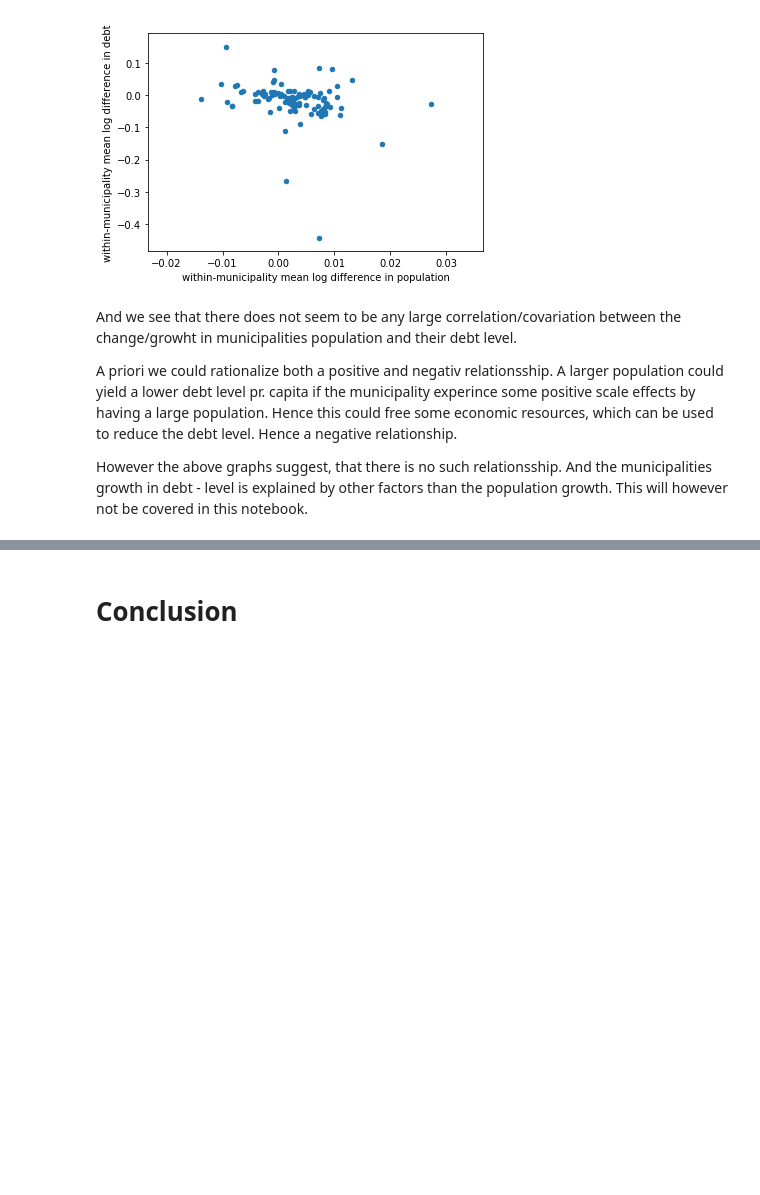
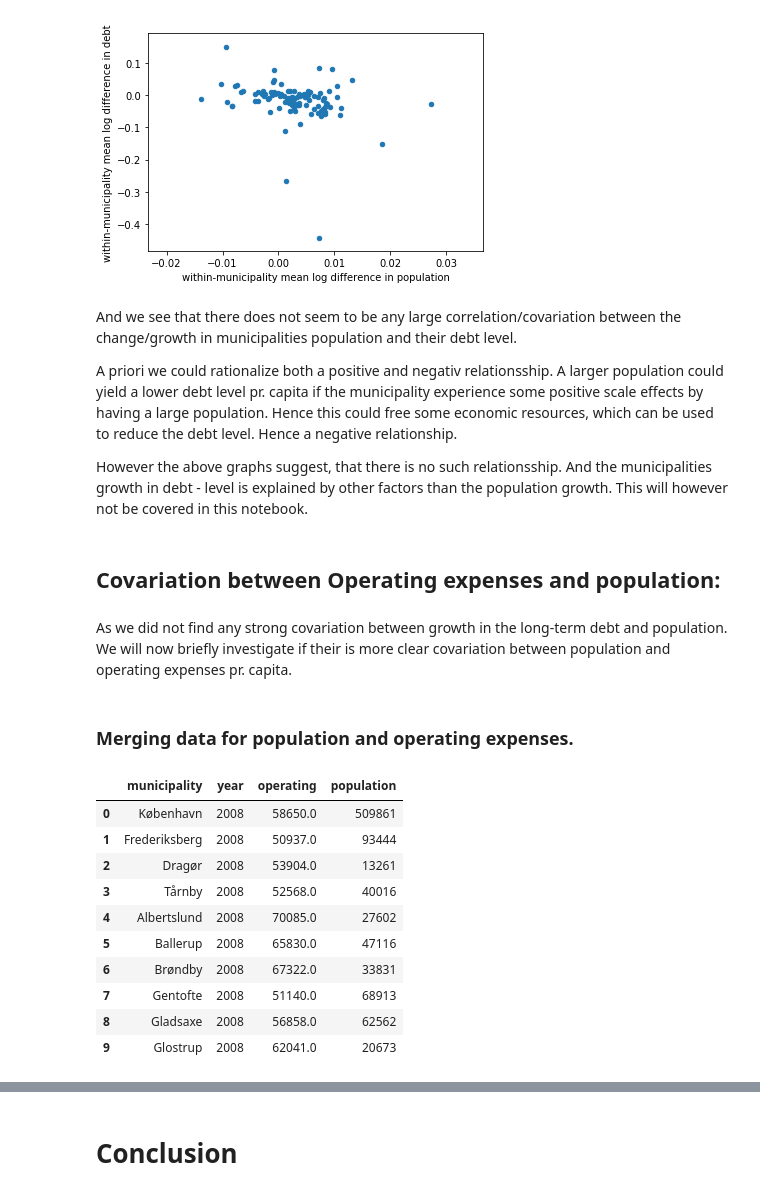
Before and after one commit to NumEconCopenhagen/projects-2019-peter-larsens-kaffe-m-havre, a Jupyter notebook: dataproject/dataProject.ipynb, the cells around one changed output, grey strips where cells are left out. Saved outputs shown, nothing was run; the diff lists cells and outputs as text; code cells hidden in the pictures; blank space fills up the shorter version.

```diff
--- a/dataproject/dataProject.ipynb
+++ b/dataproject/dataProject.ipynb
@@ -177,0 +182,26 @@ pop_long.head()
+# %%
+# a. load data for operating expenses
+OP = pd.read_excel(filename3, skiprows=2)
+
+# b. Drop three first columns
+drop_these = ['Unnamed: 0', 'Unnamed: 1', 'Unnamed: 2']
+OP.drop(drop_these, axis=1, inplace=True) # axis = 1 -> columns, inplace=True -> changed, no copy made
+
+# c. rename columns
+OP.rename(columns = {'Unnamed: 3':'municipality'}, inplace=True)
+
+# d. remove non-municipalities, but keep whole country
+for val in ['Region', 'Landsdel', 'Hele landet']:
+    I = OP.municipality.str.contains(val)
+    OP = OP.loc[I == False] # keep everything else
+# e. Rename columns
+Dict2 = {}
+for i in range(2008, 2019): # range goes from 2008 to but not including 2019
+    Dict2[str(i)] = f'operating{i}'
+OP.rename(columns = Dict2, inplace=True)
+
+# f. convert to long and reset index
+OP_long = pd.wide_to_long(OP, stubnames='operating', i='municipality', j='year').reset_index()
+
+# g. show
+OP_long.head(10)
@@ -549,8 +613,30 @@ ax.set_ylabel('within-municipality mean log difference in debt');
 [figure]
 [figure]
 # %% [markdown]
-And we see that there does not seem to be any large correlation/covariation between the change/growht in municipalities population and their debt level.
+And we see that there does not seem to be any large correlation/covariation between the change/growth in municipalities population and their debt level.
 
-A priori we could rationalize both a positive and negativ relationsship. A larger population could yield a lower debt level pr. capita if the municipality experince some positive scale effects by having a large population. Hence this could free some economic resources, which can be used to reduce the debt level. Hence a negative relationship.
+A priori we could rationalize both a positive and negativ relationsship. A larger population could yield a lower debt level pr. capita if the municipality experience some positive scale effects by having a large population. Hence this could free some economic resources, which can be used to reduce the debt level. Hence a negative relationship.
 
 However the above graphs suggest, that there is no such relationsship. And the municipalities growth in debt - level is explained by other factors than the population growth. This will however not be covered in this notebook.
+# %% [markdown]
+## Covariation between Operating expenses and population:
+# %% [markdown]
+As we did not find any strong covariation between growth in the long-term debt and population. We will now briefly investigate if their is more clear covariation between population and operating expenses pr. capita.
+# %% [markdown]
+### Merging data for population and operating expenses.
+# %%
+Merged = pd.merge(OP_long, pop_long, how='inner',on=['municipality','year'])
+Merged = Merged.drop(columns=['municipality2']) # Drop the columns used in part 1 for a second municipality.
+Merged.head(10)
+# %% [output]
+|  | municipality | year | operating | population |
+| 0 | København | 2008 | 58650.0 | 509861 |
+| 1 | Frederiksberg | 2008 | 50937.0 | 93444 |
+| 2 | Dragør | 2008 | 53904.0 | 13261 |
+| 3 | Tårnby | 2008 | 52568.0 | 40016 |
+| 4 | Albertslund | 2008 | 70085.0 | 27602 |
+| 5 | Ballerup | 2008 | 65830.0 | 47116 |
+| 6 | Brøndby | 2008 | 67322.0 | 33831 |
+| 7 | Gentofte | 2008 | 51140.0 | 68913 |
+| 8 | Gladsaxe | 2008 | 56858.0 | 62562 |
+| 9 | Glostrup | 2008 | 62041.0 | 20673 |
```
Also changed, not shown: parts of 28 cells of this notebook, 1 other file.
